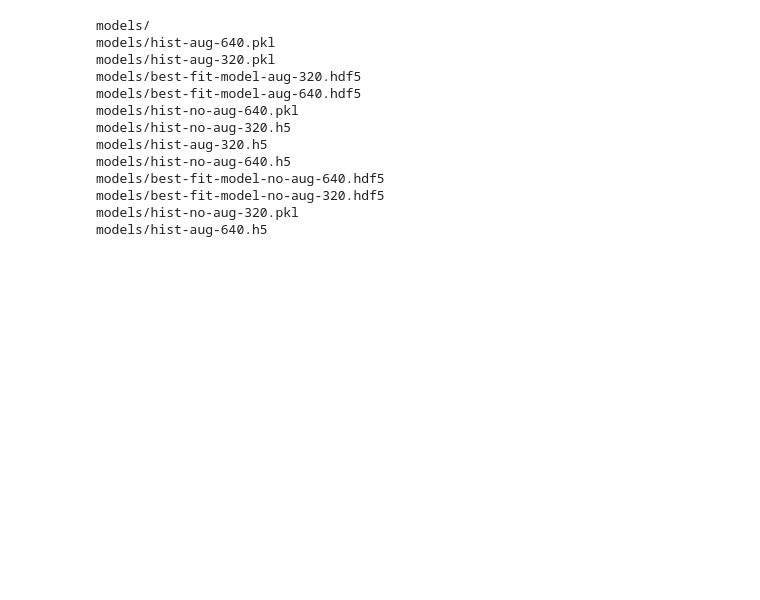
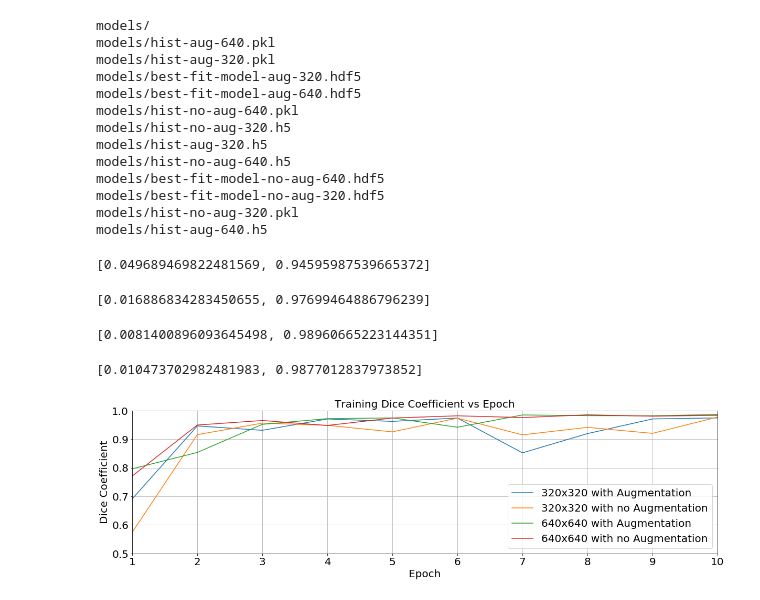
Before and after one commit to aakaashjois/Background-Separation-using-U-Net, a Jupyter notebook: code.ipynb, the cells around one changed output. Cells and saved outputs as stored; diff of their text form; code cells hidden in the pictures; blank space fills up the shorter version.

Commit message:
added result graphs

```diff
--- a/code.ipynb
+++ b/code.ipynb
@@ -320,3 +320,43 @@ eval_no_aug_320 = model_no_aug_320.evaluate_generator(test_320_gen, steps=102)
 eval_aug_320 = model_aug_320.evaluate_generator(test_320_gen, steps=102)
 eval_no_aug_640 = model_no_aug_640.evaluate_generator(test_640_gen, steps=252)
 eval_aug_640 = model_aug_640.evaluate_generator(test_640_gen, steps=252)
+# %%
+eval_aug_320
+# %% [output]
+[0.049689469822481569, 0.94595987539665372]
+# %%
+eval_no_aug_320
+# %% [output]
+[0.016886834283450655, 0.97699464886796239]
+# %%
+eval_aug_640
+# %% [output]
+[0.0081400896093645498, 0.98960665223144351]
+# %%
+eval_no_aug_640
+# %% [output]
+[0.010473702982481983, 0.9877012837973852]
+# %%
+hist_aug_320 = pickle.load(open('./models/hist-aug-320.pkl', 'rb'))
+hist_aug_640 = pickle.load(open('./models/hist-aug-640.pkl', 'rb'))
+hist_no_aug_320 = pickle.load(open('./models/hist-no-aug-320.pkl', 'rb'))
+hist_no_aug_640 = pickle.load(open('./models/hist-no-aug-640.pkl', 'rb'))
+# %%
+plt.figure(figsize = (20, 5))
+x_range = np.arange(10) + 1
+plt.plot(x_range, hist_aug_320.get('dice_coef'), label='320x320 with Augmentation')
+plt.plot(x_range, hist_no_aug_320.get('dice_coef'), label='320x320 with no Augmentation')
+plt.plot(x_range, hist_aug_640.get('dice_coef'), label='640x640 with Augmentation')
+plt.plot(x_range, hist_no_aug_640.get('dice_coef'), label='640x640 with no Augmentation')
+plt.title('Training Dice Coefficient vs Epoch', fontsize=20)
+plt.xlabel('Epoch', fontsize=20)
+plt.ylabel('Dice Coefficient', fontsize=20)
+plt.ylim(0.5, 1.0)
+plt.xlim(1, 10)
+plt.grid()
+plt.tick_params(axis='both', which='major', labelsize=20)
+plt.legend(prop={'size': 20})
+plt.savefig('training-dice.png', bbox_inches='tight')
+plt.show()
+# %% [output]
+[figure, added]
```
Also changed, not shown: parts of 10 cells of this notebook.
